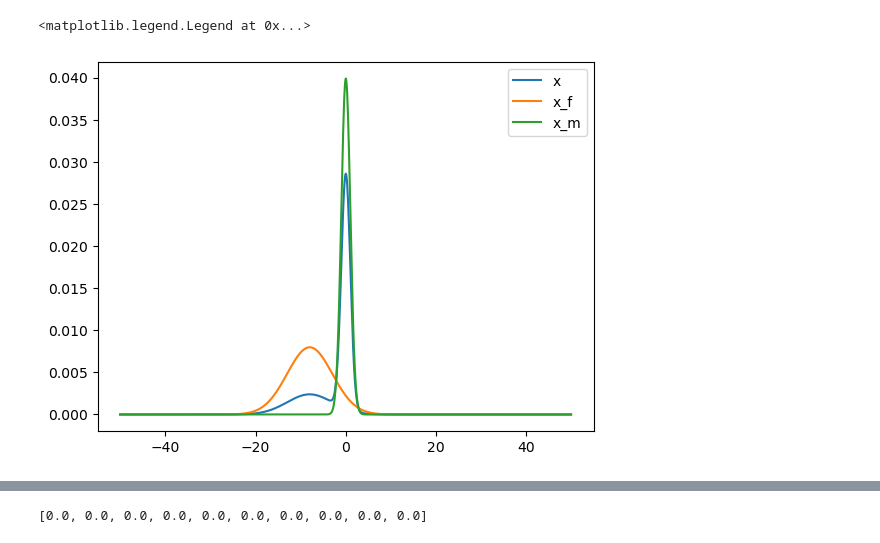
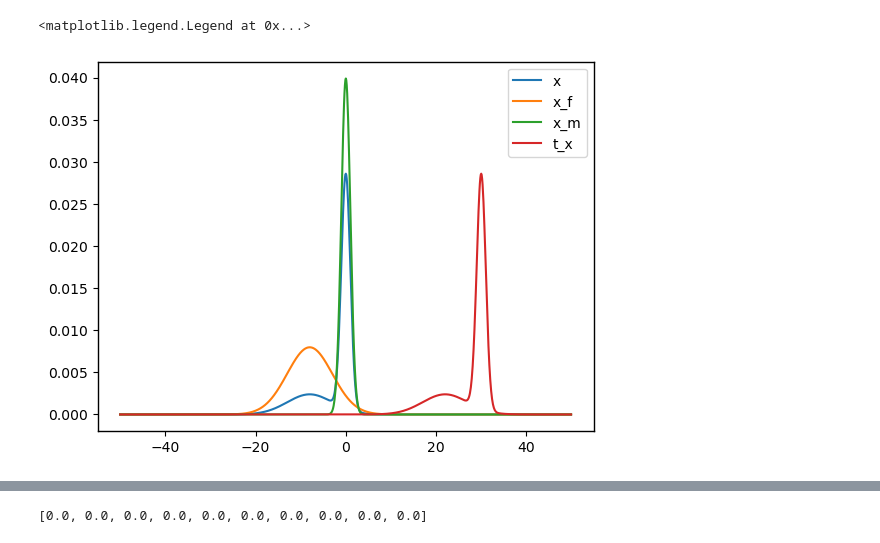
Before and after one commit to Quan-Zhou/OT_Debiasing, a Jupyter notebook: mean_iterate.ipynb, the cells around one changed output, grey strips where cells are left out. Cells and saved outputs as stored; diff of their text form; code cells hidden in the pictures.

```diff
--- a/mean_iterate.ipynb
+++ b/mean_iterate.ipynb
@@ -199,12 +199,14 @@ dist = dict(zip(['horizen','width','bin','x_range'],[horizen,width,bin,x_range])
 dist['x_f']=[Gaussian_pdf(x,'X_f',para)*width for x in x_range]
 dist['x_m']=[Gaussian_pdf(x,'X_m',para)*width for x in x_range]
 dist['x']=[dist['x_f'][i]*para['f']+dist['x_m'][i]*para['m'] for i in range(bin)]
-dist['t_x']=normialise([dist['x_f'][i]**para['f']*dist['x_m'][i]**para['m'] for i in range(bin)])
+#dist['t_x']=normialise([dist['x_f'][i]**para['f']*dist['x_m'][i]**para['m'] for i in range(bin)])
+dist['t_x']=dist['x'][700:1000]+dist['x'][0:700]
 # %%
 plt.plot(x_range,dist['x'],label='x')
 plt.plot(x_range,dist['x_f'],label='x_f')
 plt.plot(x_range,dist['x_m'],label='x_m')
+plt.plot(x_range,dist['t_x'],label='t_x')
 plt.legend()
 # %% [output]
 <matplotlib.legend.Legend at 0x...>
-[figure, old version]
+[figure, new version]
```
Also changed, not shown: parts of 8 cells of this notebook.
